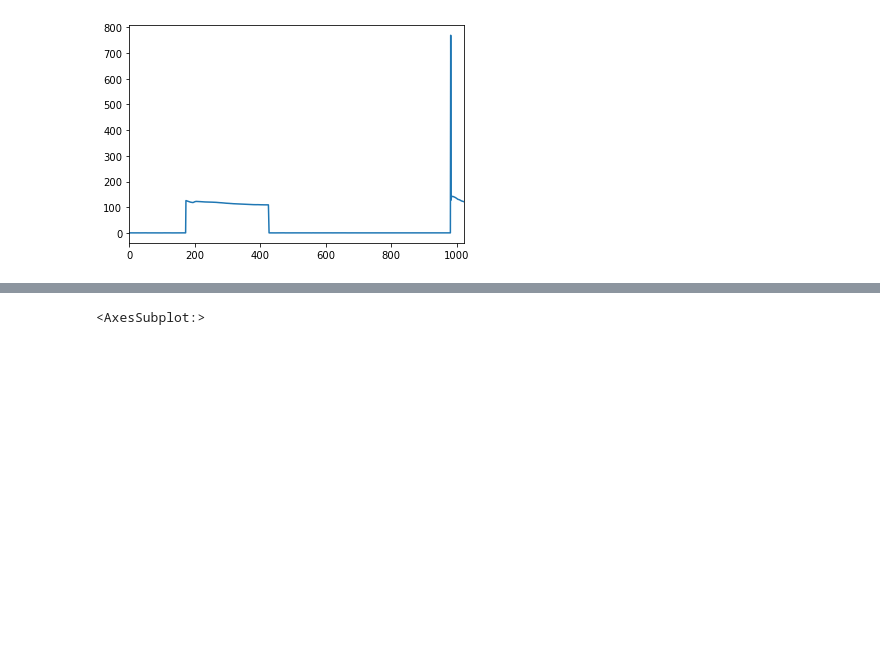
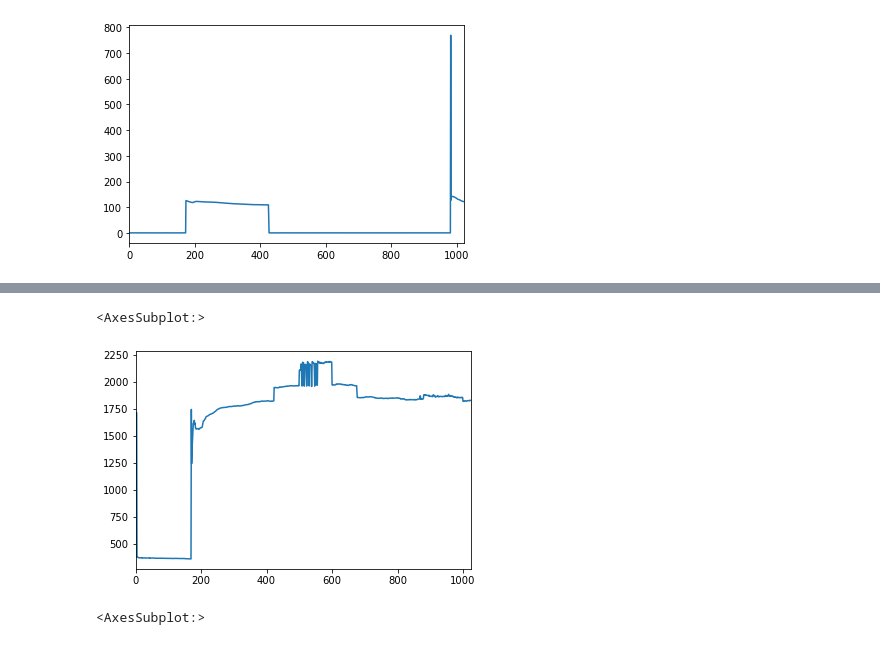
Before and after one commit to caxefaizan/RNN_Model, a Jupyter notebook: Get Data.ipynb, the cells around one changed output, grey strips where cells are left out. Saved outputs shown, nothing was run; the diff lists cells and outputs as text; code cells hidden in the pictures; blank space fills up the shorter version.

```diff
--- a/Get Data.ipynb
+++ b/Get Data.ipynb
@@ -38,3 +46,9 @@ pd.Series(k).plot()
+# %%
+j[800:1000] = j[800:1000]+m[:200]
+pd.Series(j).plot()
+# %% [output]
+<AxesSubplot:>
+[figure, added]
 # %%
 c = next(data['washing machine'].load())[('power','active')][:1024]
 l = c.to_numpy()
```
Also changed, not shown: parts of 14 cells of this notebook.
